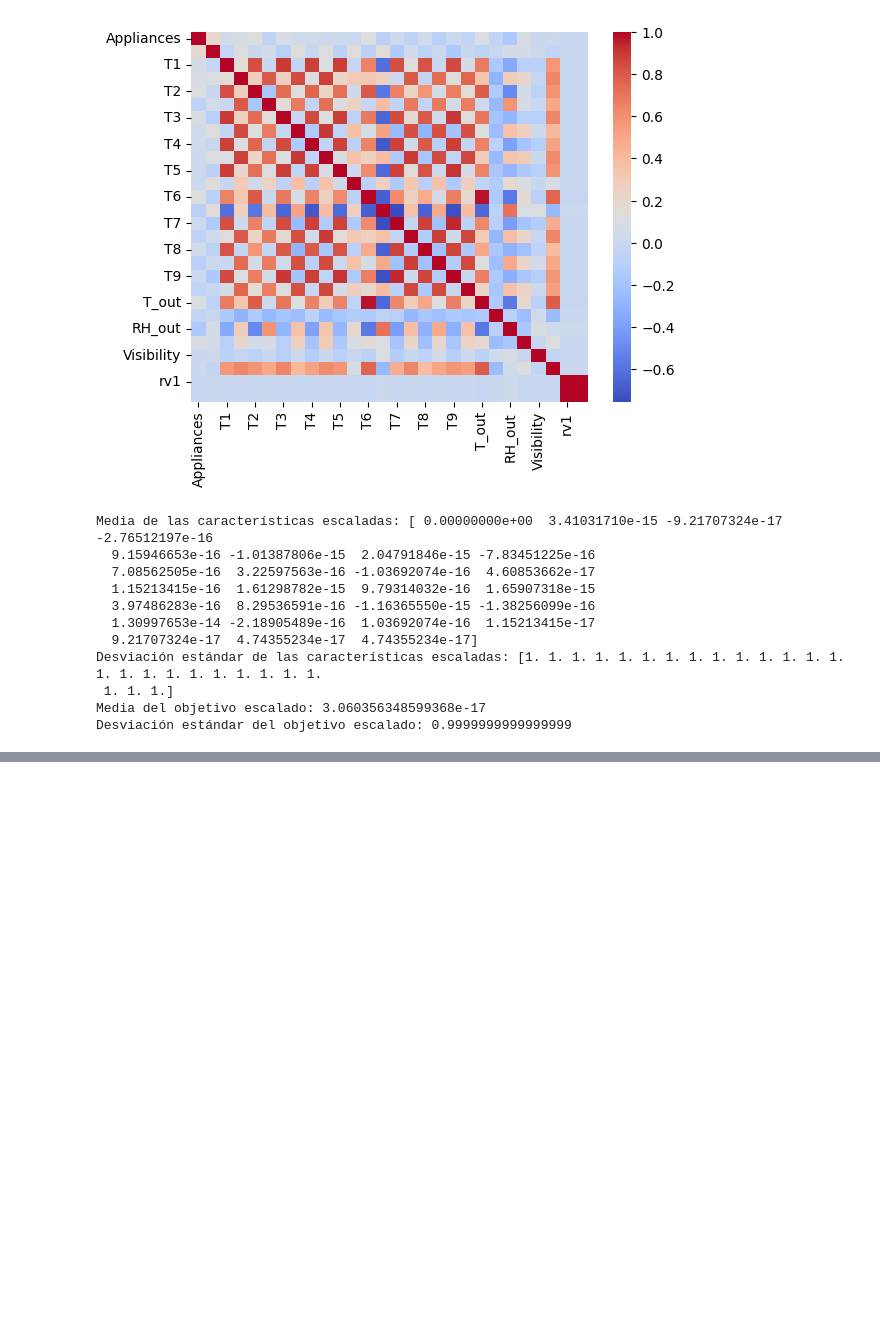
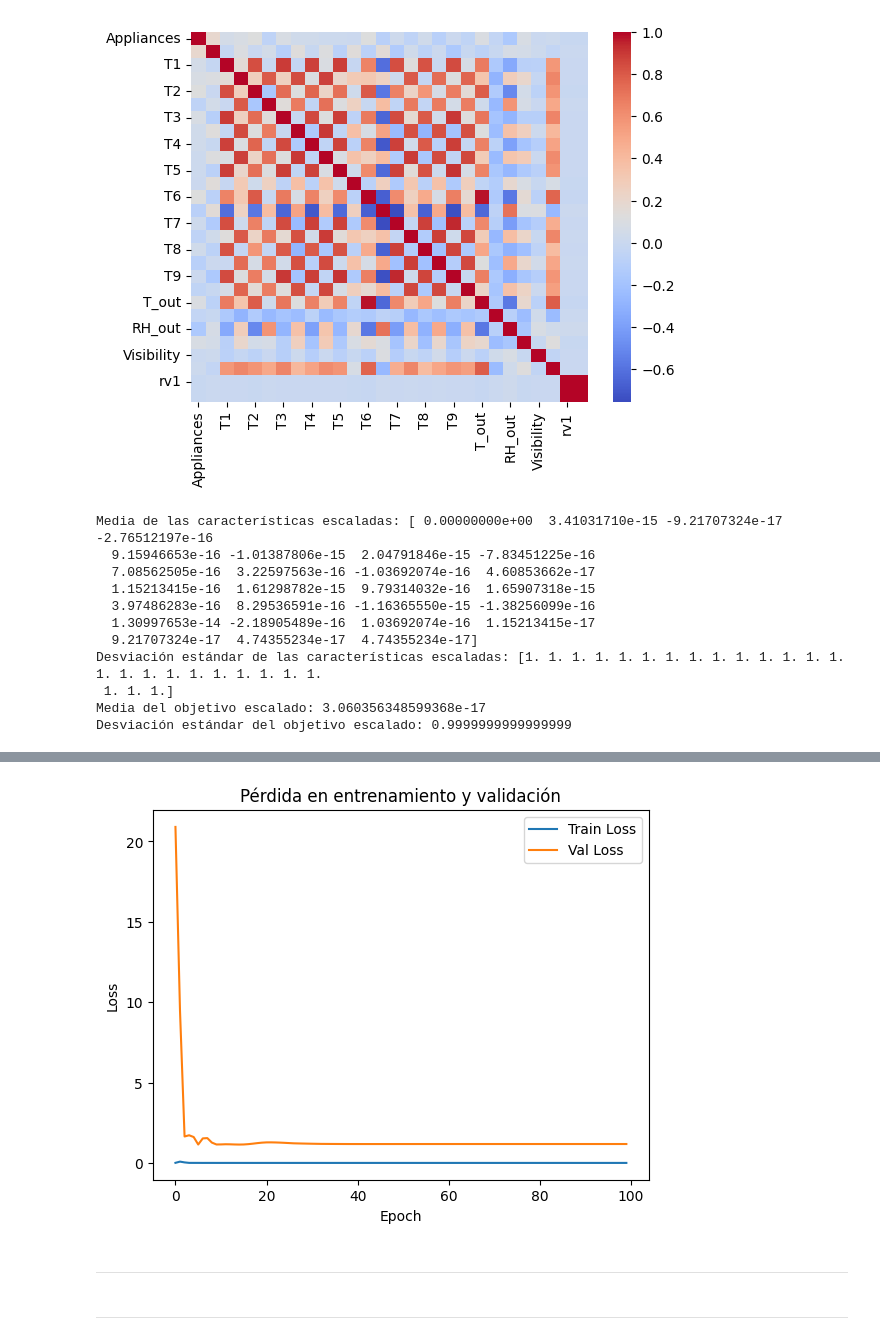
Before and after one commit to gabrielam-projects/Deep-Learning-exercises, a Jupyter notebook: Transformers_NN/TS_simple.ipynb, the cells around one changed output, grey strips where cells are left out. Drawn from its saved outputs; the diff is of its cells as text; code cells hidden in the pictures; blank space fills up the shorter version.

```diff
--- a/Transformers_NN/TS_simple.ipynb
+++ b/Transformers_NN/TS_simple.ipynb
@@ -110,19 +184,14 @@ Y_test = torch.tensor(Y_test, dtype=torch.float32)
 # %%
-import torch
-import math
-import torch.nn as nn
-
 class TimeSeriesTransformer(nn.Module):
-    def __init__(self, input_dim, d_model, nhead, num_layers, seq_length):
+    def __init__(self, input_dim, d_model, nhead, num_layers, seq_length, dropout=0.3):
         super(TimeSeriesTransformer, self).__init__()
         self.seq_length = seq_length
         self.encoder_layer = nn.TransformerEncoderLayer(
             d_model=d_model,
             nhead=nhead,
-            dropout=0.2,
+            dropout=dropout,
             batch_first=True  # Asegura que el formato sea [batch_size, seq_len, d_model]
-            )
-        self.encoder_layer = nn.TransformerEncoderLayer(d_model=d_model, nhead=nhead, dropout=0.2)
+        )
         self.transformer = nn.TransformerEncoder(self.encoder_layer, num_layers=num_layers)
         self.embedding = nn.Linear(input_dim, d_model)
         self.fc = nn.Linear(d_model, 1)
@@ -137,11 +206,9 @@ class TimeSeriesTransformer(nn.Module):
         self.register_buffer('position_embedding', pos_embed)
 
     def forward(self, x):
-        # Validar la longitud de la secuencia
         if x.shape[1] != self.seq_length:
             raise ValueError(f"La secuencia de entrada tiene longitud {x.shape[1]}, pero se esperaba {self.seq_length}")
-
-        x = self.embedding(x)  # Proyección a d_model
-        x = x + self.position_embedding  # Agregar información posicional
-        x = self.transformer(x)  # [batch_size, seq_len, d_model]
-        return self.fc(x[:, -1, :]).squeeze(-1)  # Reduce la dimensión extra para que sea [batch_size]
+        x = self.embedding(x)
+        x = x + self.position_embedding
+        x = self.transformer(x)
+        return self.fc(x[:, -1, :]).squeeze(-1)
@@ -148,3 +278,19 @@ class TimeSeriesTransformer(nn.Module):
+# %%
+# Graficar pérdidas
+import matplotlib.pyplot as plt
+plt.plot(train_losses, label='Train Loss')
+plt.plot(val_losses, label='Val Loss')
+plt.legend()
+plt.xlabel('Epoch')
+plt.ylabel('Loss')
+plt.title('Pérdida en entrenamiento y validación')
+plt.show()
+# %% [output]
+[figure, added]
+# %% [markdown]
+______________________
+# %% [markdown]
+______________________
 # %%
 from torch.optim import AdamW
 
```
Also changed, not shown: parts of 9 cells of this notebook.
